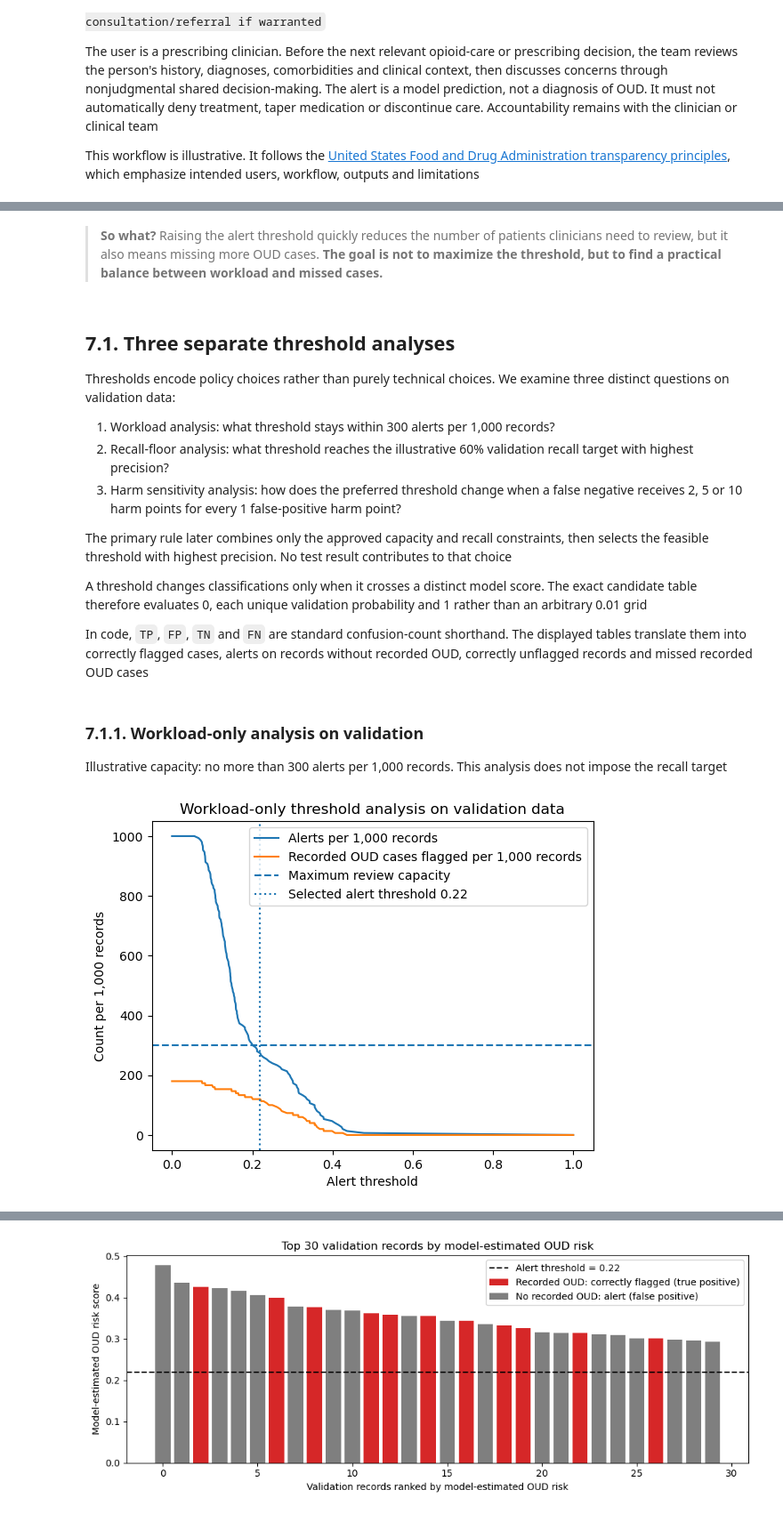
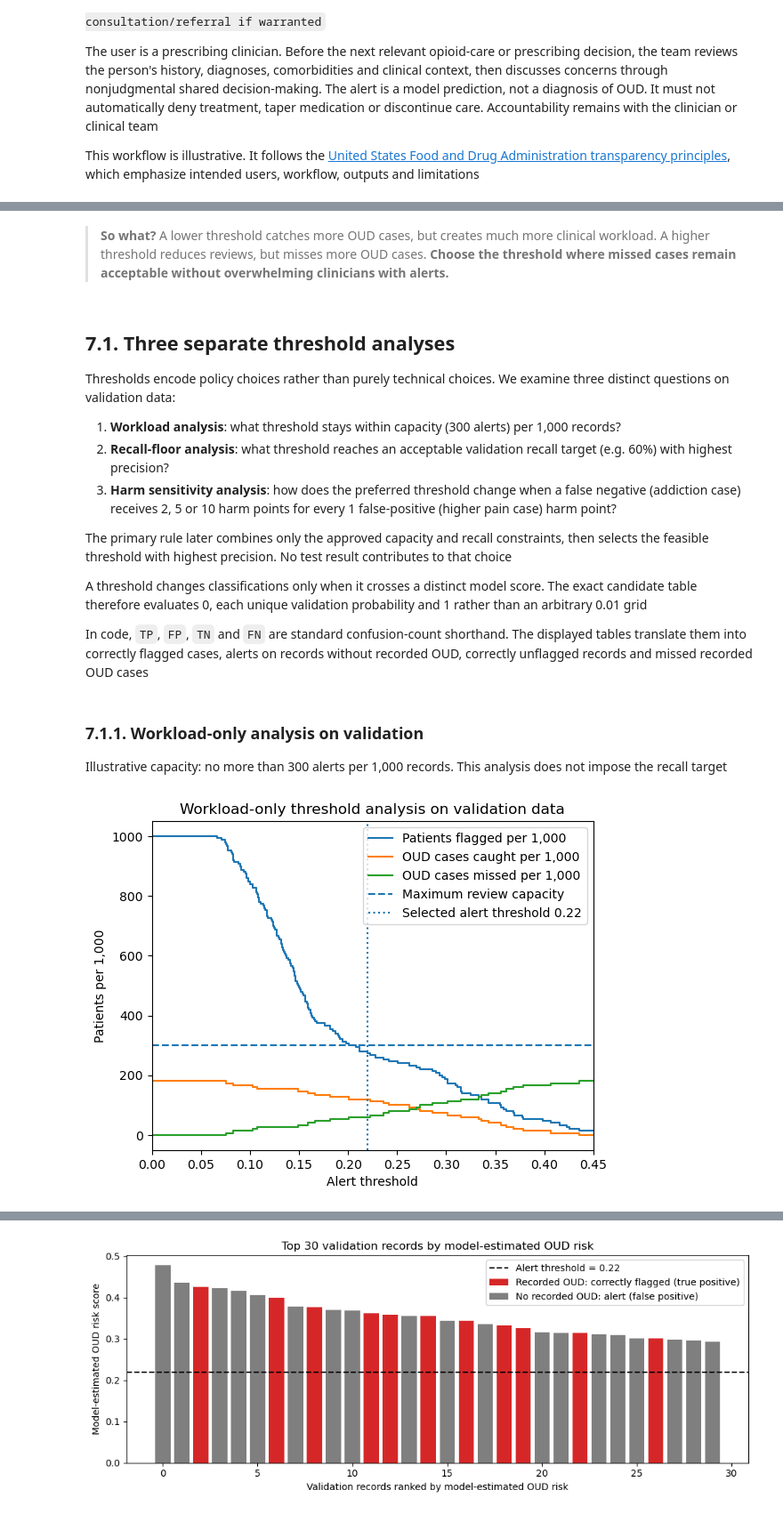
Before and after one commit to IE-ML-for-Healthcare/RAI_opioid_risk_prevention, a Jupyter notebook: ML4HL_OD_RAI_toolbox.ipynb, the cells around one changed output, grey strips where cells are left out. Shown at 89% size. Drawn from its saved outputs; the diff is of its cells as text; code cells hidden in the pictures.

```diff
--- a/ML4HL_OD_RAI_toolbox.ipynb
+++ b/ML4HL_OD_RAI_toolbox.ipynb
@@ -978,13 +1018,13 @@ Distinct validation thresholds checked: 151
 # %% [markdown]
-> **So what?** Raising the alert threshold quickly reduces the number of patients clinicians need to review, but it also means missing more OUD cases. **The goal is not to maximize the threshold, but to find a practical balance between workload and missed cases.**
+> **So what?** A lower threshold catches more OUD cases, but creates much more clinical workload. A higher threshold reduces reviews, but misses more OUD cases. **Choose the threshold where missed cases remain acceptable without overwhelming clinicians with alerts.**
 # %% [markdown]
 ## 7.1. Three separate threshold analyses
 
 Thresholds encode policy choices rather than purely technical choices. We examine three distinct questions on validation data:
 
-1. Workload analysis: what threshold stays within 300 alerts per 1,000 records?
-2. Recall-floor analysis: what threshold reaches the illustrative 60% validation recall target with highest precision?
-3. Harm sensitivity analysis: how does the preferred threshold change when a false negative receives 2, 5 or 10 harm points for every 1 false-positive harm point?
+1. **Workload analysis**: what threshold stays within capacity (300 alerts) per 1,000 records?
+2. **Recall-floor analysis**: what threshold reaches an acceptable validation recall target (e.g. 60%) with highest precision?
+3. **Harm sensitivity analysis**: how does the preferred threshold change when a false negative (addiction case) receives 2, 5 or 10 harm points for every 1 false-positive (higher pain case) harm point?
 
 The primary rule later combines only the approved capacity and recall constraints, then selects the feasible threshold with highest precision. No test result contributes to that choice
 
@@ -998,31 +1038,72 @@ Illustrative capacity: no more than 300 alerts per 1,000 records. This analysis
 # %%
 MAX_REVIEW_CAPACITY_PER_1000 = 300.0
 
 workload_result = pick_threshold_workload(
-    y_val, y_score_val, alerts_per_1000_max=MAX_REVIEW_CAPACITY_PER_1000
+    y_val,
+    y_score_val,
+    alerts_per_1000_max=MAX_REVIEW_CAPACITY_PER_1000,
 )
-workload_table = workload_result["table"]
+
+workload_table = workload_result["table"].copy()
 THR_WORKLOAD = float(workload_result["threshold"])
 
+# Add missed OUD cases per 1,000 patients
+workload_table["false_negatives_per_1000"] = (
+    1000 * workload_table["FN"] / len(y_val)
+)
+
 plt.figure()
-plt.plot(workload_table["threshold"], workload_table["alerts_per_1000"], label="Alerts per 1,000 records")
-plt.plot(workload_table["threshold"], workload_table["true_pos_per_1000"], label="Recorded OUD cases flagged per 1,000 records")
-plt.axhline(MAX_REVIEW_CAPACITY_PER_1000, linestyle="--", label="Maximum review capacity")
-plt.axvline(THR_WORKLOAD, linestyle=":", label=f"Selected alert threshold {THR_WORKLOAD:.2f}")
+
+plt.step(
+    workload_table["threshold"],
+    workload_table["alerts_per_1000"],
+    where="post",
+    label="Patients flagged per 1,000",
+)
+
+plt.step(
+    workload_table["threshold"],
+    workload_table["true_pos_per_1000"],
+    where="post",
+    label="OUD cases caught per 1,000",
+)
+
+plt.step(
+    workload_table["threshold"],
+    workload_table["false_negatives_per_1000"],
+    where="post",
+    label="OUD cases missed per 1,000",
+)
+
+plt.axhline(
+    MAX_REVIEW_CAPACITY_PER_1000,
+    linestyle="--",
+    label="Maximum review capacity",
+)
+
+plt.axvline(
+    THR_WORKLOAD,
+    linestyle=":",
+    label=f"Selected alert threshold {THR_WORKLOAD:.2f}",
+)
+
 plt.xlabel("Alert threshold")
-plt.ylabel("Count per 1,000 records")
+plt.ylabel("Patients per 1,000")
 plt.title("Workload-only threshold analysis on validation data")
+plt.xlim(0, 0.45)
+
+
 plt.legend()
 plt.show()
 
 display(
     summary_at_threshold(y_val, y_score_val, THR_WORKLOAD)
     .rename(columns=THRESHOLD_DISPLAY_LABELS)
     .round(3)
     .style
     .hide(axis="index")
 )
 # %% [output]
-[figure, old version]
+[figure, new version]
 | Alert threshold | Precision | Recall (sensitivity) | Recorded OUD cases correctly flag... | Alerts on records without recorde... | ... |
 | 0.220000 | 0.439000 | 0.667000 | 18 | 23 | ... |
```
Also changed, not shown: parts of 6 cells of this notebook.
